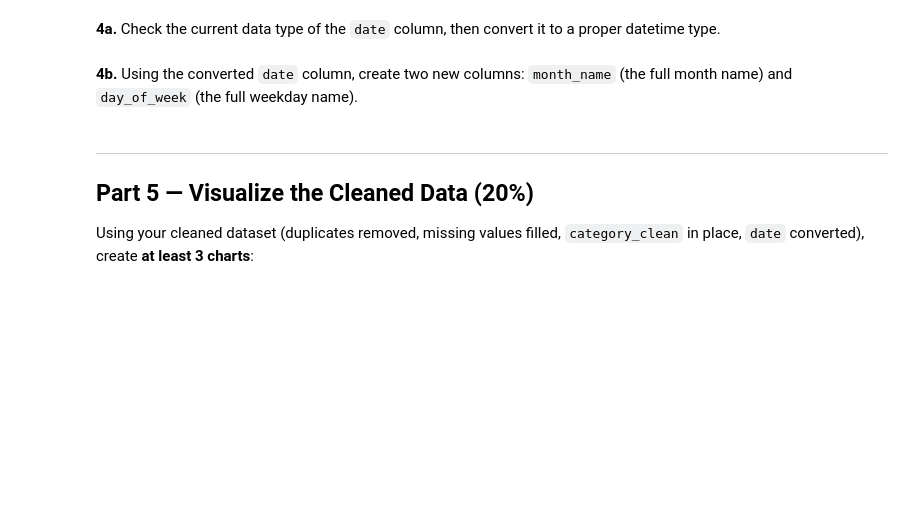
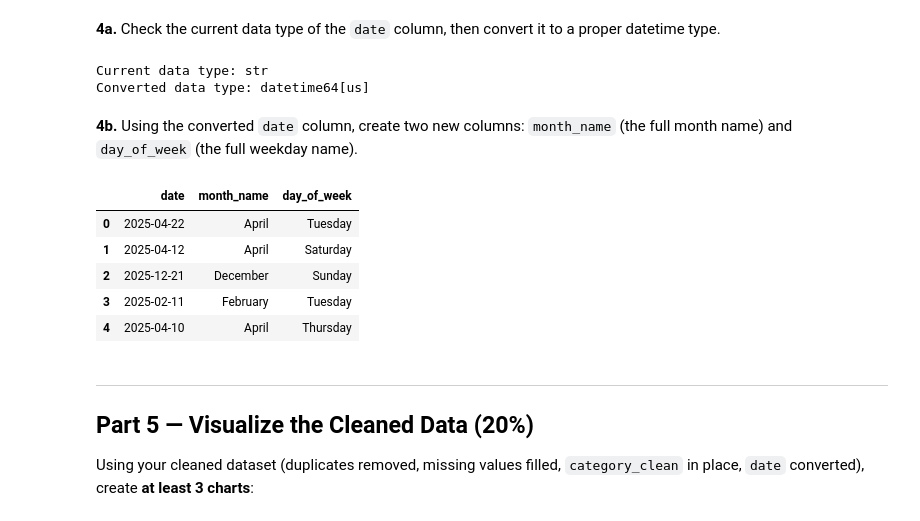
Before and after one commit to NicolasVA90/DSA_504_excercise, a Jupyter notebook: hw2/DSA504_HW2.ipynb, the cells around one changed output. Drawn from its saved outputs; the diff is of its cells as text; code cells hidden in the pictures; blank space fills up the shorter version.

```diff
--- a/hw2/DSA504_HW2.ipynb
+++ b/hw2/DSA504_HW2.ipynb
@@ -63,3 +96,9 @@ sales.head()
 **2a.** Fill missing `units_sold` values with the column's median. Fill missing `revenue` values with the column's median as well. Confirm afterward that both columns have zero missing values.
 # %%
 # TODO 2a
+# Fill missing values with medians and confirm zero missing values
+sales["units_sold"] = sales["units_sold"].fillna(sales["units_sold"].median())
+sales["revenue"] = sales["revenue"].fillna(sales["revenue"].median())
+
+print("Missing values after filling:")
+print(sales[["units_sold", "revenue"]].isnull().sum())
@@ -93,10 +195,28 @@ sales.head()
 **4a.** Check the current data type of the `date` column, then convert it to a proper datetime type.
 # %%
 # TODO 4a
+# Check current data type and convert date column
+print("Current data type:", sales["date"].dtype)
+sales["date"] = pd.to_datetime(sales["date"])
+print("Converted data type:", sales["date"].dtype)
+# %% [output]
+Current data type: str
+Converted data type: datetime64[us]
 # %% [markdown]
 **4b.** Using the converted `date` column, create two new columns: `month_name` (the full month name) and `day_of_week` (the full weekday name).
 # %%
 # TODO 4b
+# Extract month name and day of the week
+sales["month_name"] = sales["date"].dt.month_name()
+sales["day_of_week"] = sales["date"].dt.day_name()
+sales[["date", "month_name", "day_of_week"]].head()
+# %% [output]
+|  | date | month_name | day_of_week |
+| 0 | 2025-04-22 | April | Tuesday |
+| 1 | 2025-04-12 | April | Saturday |
+| 2 | 2025-12-21 | December | Sunday |
+| 3 | 2025-02-11 | February | Tuesday |
+| 4 | 2025-04-10 | April | Thursday |
 # %% [markdown]
 ---
 ## Part 5 — Visualize the Cleaned Data (20%)
```
Also changed, not shown: parts of 14 cells of this notebook.
